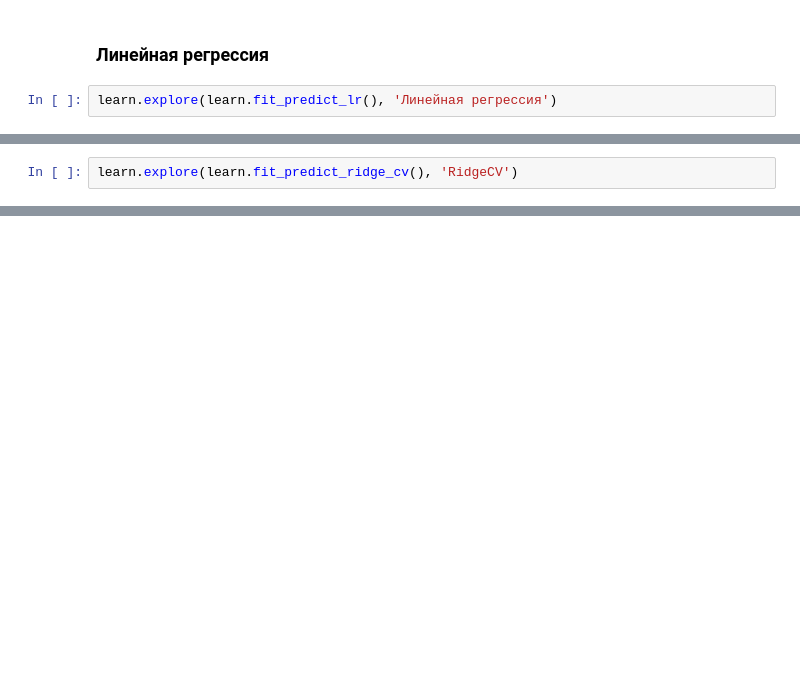
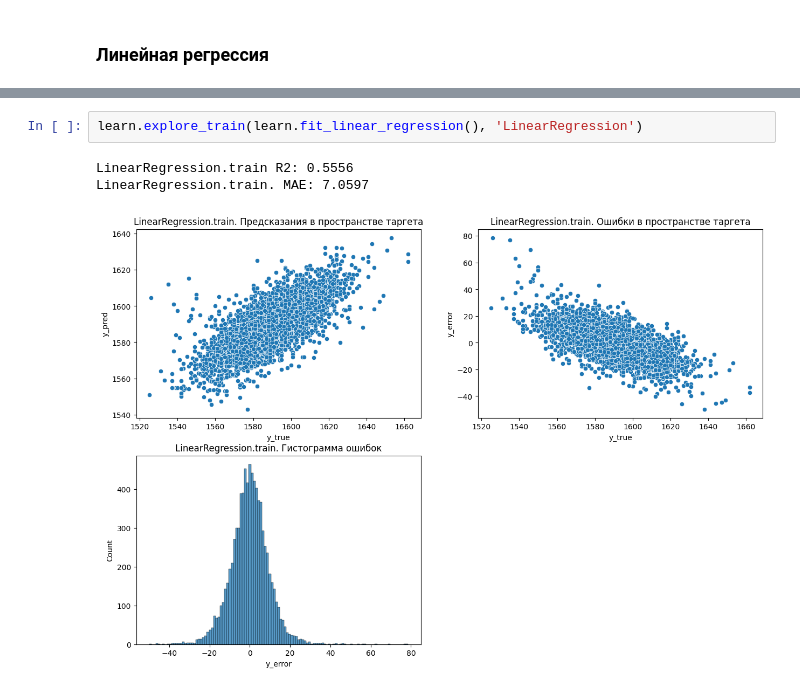
Before and after one commit to wtom76/practicum, a Jupyter notebook: final/0d09d352-9cae-4cc7-85c2-f88ea711ad45.ipynb, the cells around one changed output, grey strips where cells are left out. Drawn from its saved outputs; the diff is of its cells as text; blank space fills up the shorter version.

```diff
--- a/final/0d09d352-9cae-4cc7-85c2-f88ea711ad45.ipynb
+++ b/final/0d09d352-9cae-4cc7-85c2-f88ea711ad45.ipynb
@@ -1025,5 +1027,3 @@ class Learn:
 learn = Learn(data_all)
 # %% [markdown]
 ### Линейная регрессия
-# %%
-learn.explore(learn.fit_predict_lr(), 'Линейная регрессия')
@@ -1033,2 +1029,0 @@ NameError: name 'lr_mae' is not defined
-# %%
-learn.explore(learn.fit_predict_ridge_cv(), 'RidgeCV')
@@ -1040,0 +1030,6 @@ RidgeCV. MAE: 7.0597
+# %%
+learn.explore_train(learn.fit_linear_regression(), 'LinearRegression')
+# %% [output]
+LinearRegression.train R2: 0.5556
+LinearRegression.train. MAE: 7.0597
+[figure, added]
```
Also changed, not shown: parts of 17 cells of this notebook, 1 other file.
